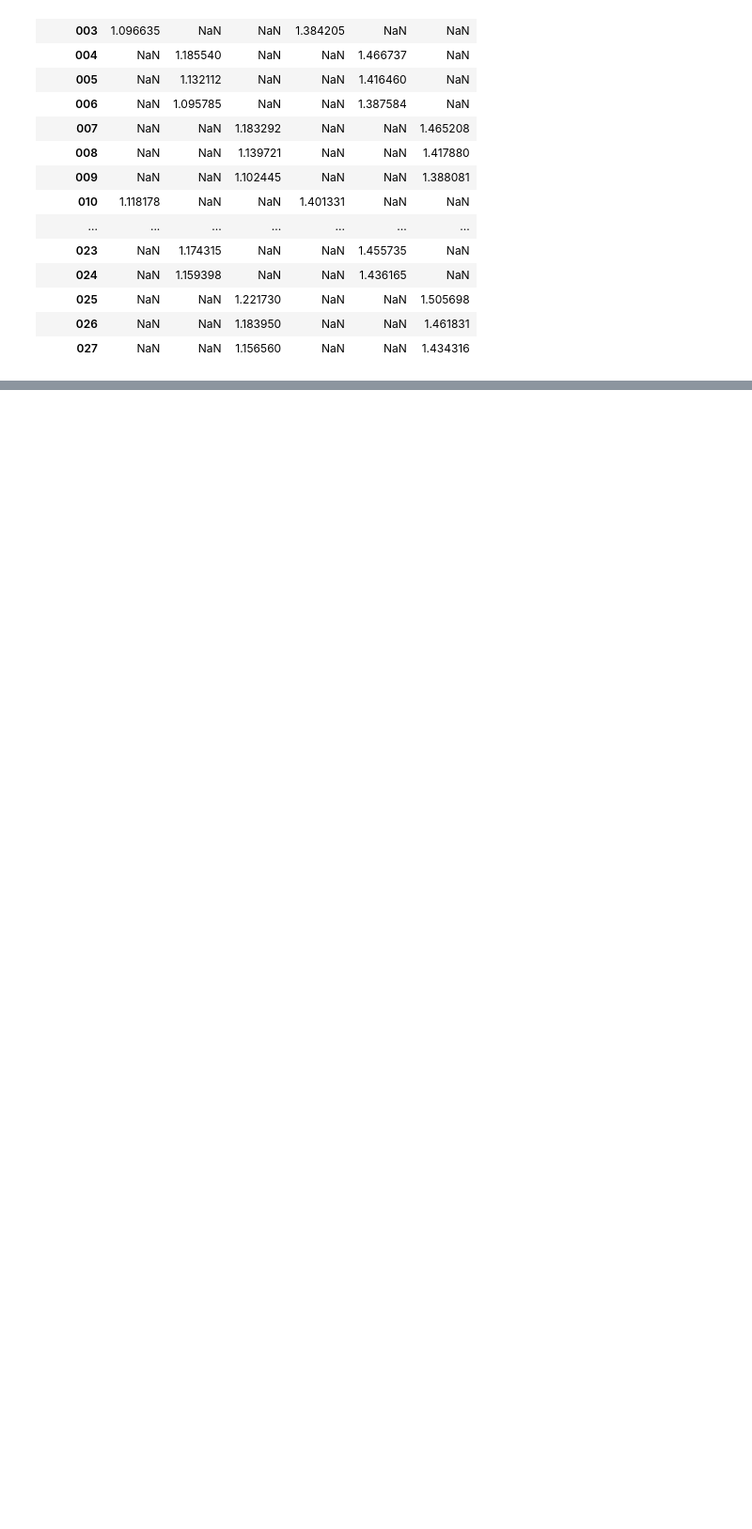
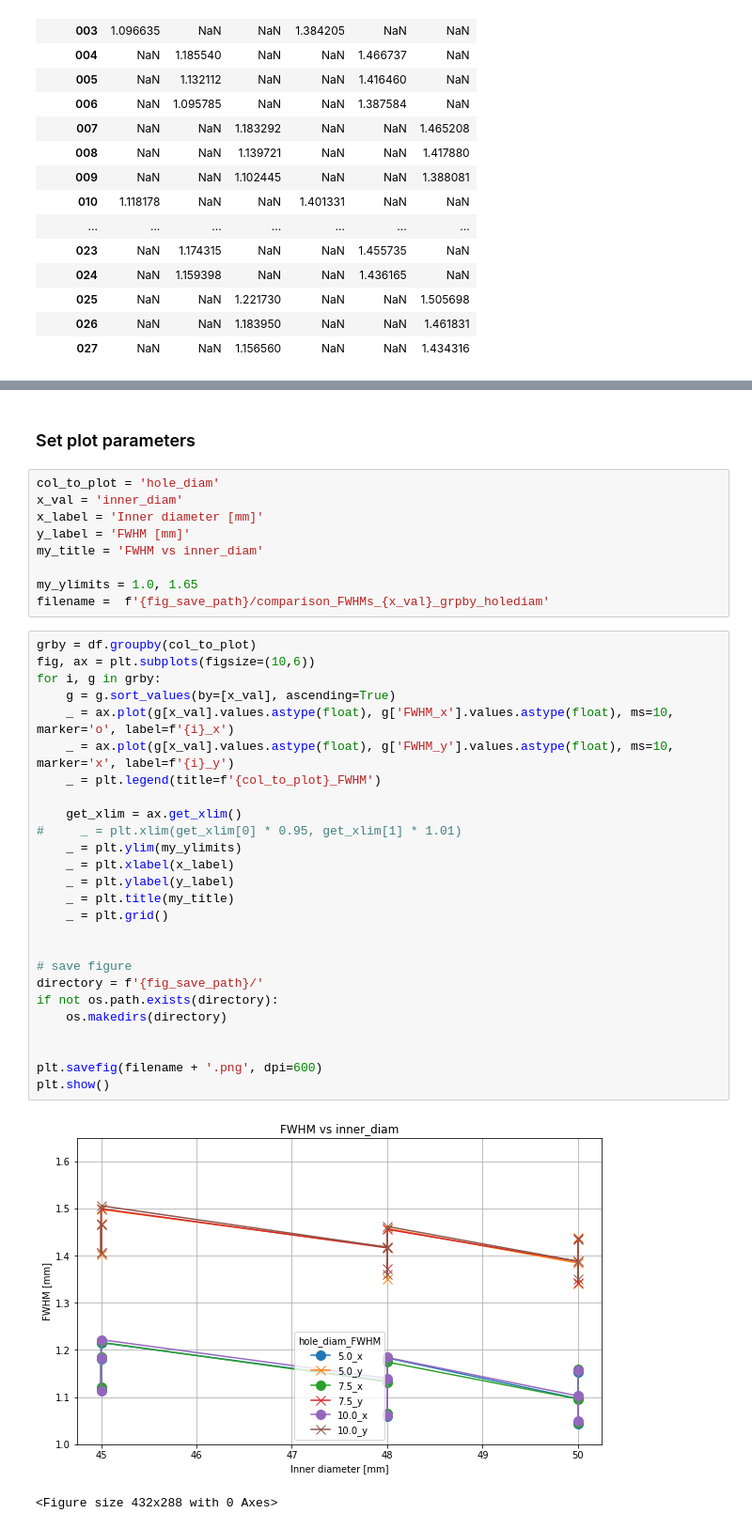
Before and after one commit to kromerh/phd_python, a Jupyter notebook: 03_COMSOL/03_BeamOptics/04_suppression_electrode/02.current_chamber.06.suppr_electrode.comparisonFWHM.ipynb.ipynb, the cells around one changed output, grey strips where cells are left out. Shown at 94% size. Saved outputs shown, nothing was run; the diff lists cells and outputs as text; blank space fills up the shorter version.

```diff
--- a/03_COMSOL/03_BeamOptics/04_suppression_electrode/02.current_chamber.06.suppr_electrode.comparisonFWHM.ipynb.ipynb
+++ b/03_COMSOL/03_BeamOptics/04_suppression_electrode/02.current_chamber.06.suppr_electrode.comparisonFWHM.ipynb.ipynb
@@ -321,0 +416,40 @@ plt.show()
+# %% [markdown]
+### Set plot parameters
+# %%
+col_to_plot = 'hole_diam'
+x_val = 'inner_diam'
+x_label = 'Inner diameter [mm]'
+y_label = 'FWHM [mm]'
+my_title = 'FWHM vs inner_diam'
+
+my_ylimits = 1.0, 1.65
+filename =  f'{fig_save_path}/comparison_FWHMs_{x_val}_grpby_holediam'
+# %%
+grby = df.groupby(col_to_plot)
+fig, ax = plt.subplots(figsize=(10,6))
+for i, g in grby:
+    g = g.sort_values(by=[x_val], ascending=True)
+    _ = ax.plot(g[x_val].values.astype(float), g['FWHM_x'].values.astype(float), ms=10, marker='o', label=f'{i}_x')
+    _ = ax.plot(g[x_val].values.astype(float), g['FWHM_y'].values.astype(float), ms=10, marker='x', label=f'{i}_y')
+    _ = plt.legend(title=f'{col_to_plot}_FWHM')
+
+    get_xlim = ax.get_xlim()
+#     _ = plt.xlim(get_xlim[0] * 0.95, get_xlim[1] * 1.01)
+    _ = plt.ylim(my_ylimits)
+    _ = plt.xlabel(x_label)
+    _ = plt.ylabel(y_label)
+    _ = plt.title(my_title)
+    _ = plt.grid()
+
+
+# save figure
+directory = f'{fig_save_path}/'
+if not os.path.exists(directory):
+    os.makedirs(directory)
+
+
+plt.savefig(filename + '.png', dpi=600)
+plt.show()
+# %% [output]
+[figure, added]
+<Figure size 432x288 with 0 Axes>
```
Also changed, not shown: parts of 13 cells of this notebook.
